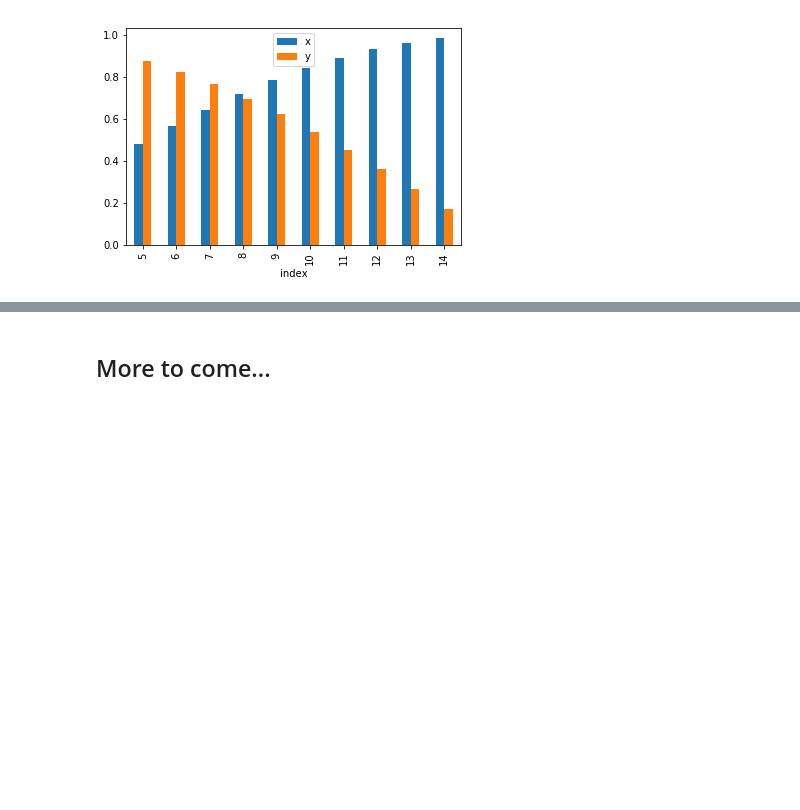
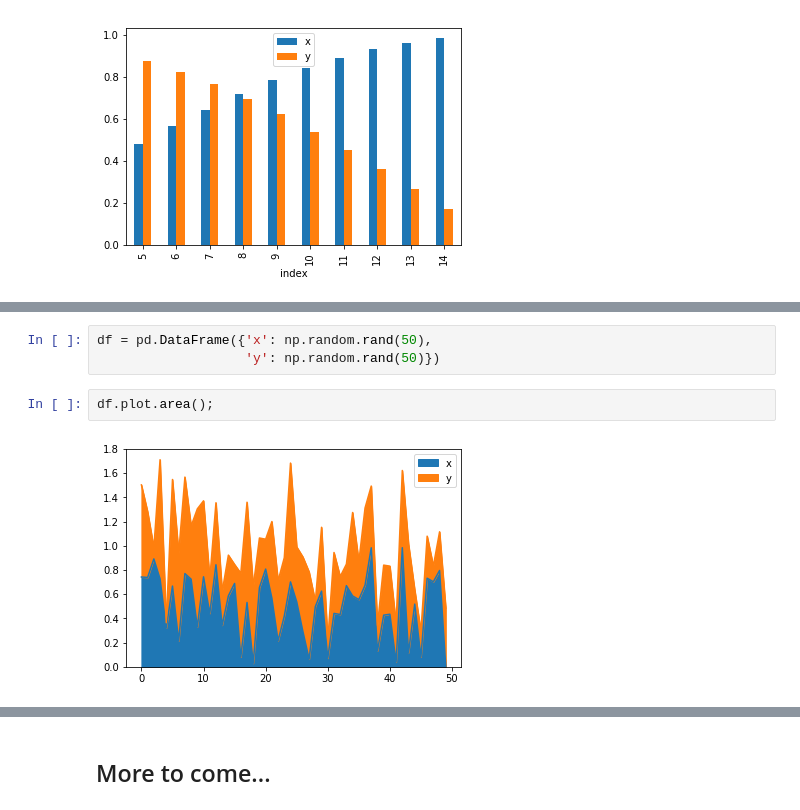
Before and after one commit to altair-viz/pdvega, a Jupyter notebook: notebooks/pdvega_example.ipynb, the cells around one changed output, grey strips where cells are left out. Saved outputs shown, nothing was run; the diff lists cells and outputs as text; blank space fills up the shorter version.

```diff
--- a/notebooks/pdvega_example.ipynb
+++ b/notebooks/pdvega_example.ipynb
@@ -53,0 +69,7 @@ df.iloc[5:15].vgplot.bar()
+# %%
+df = pd.DataFrame({'x': np.random.rand(50),
+                   'y': np.random.rand(50)})
+# %%
+df.plot.area();
+# %% [output]
+[figure, added]
```
Also changed, not shown: parts of 9 cells of this notebook.
